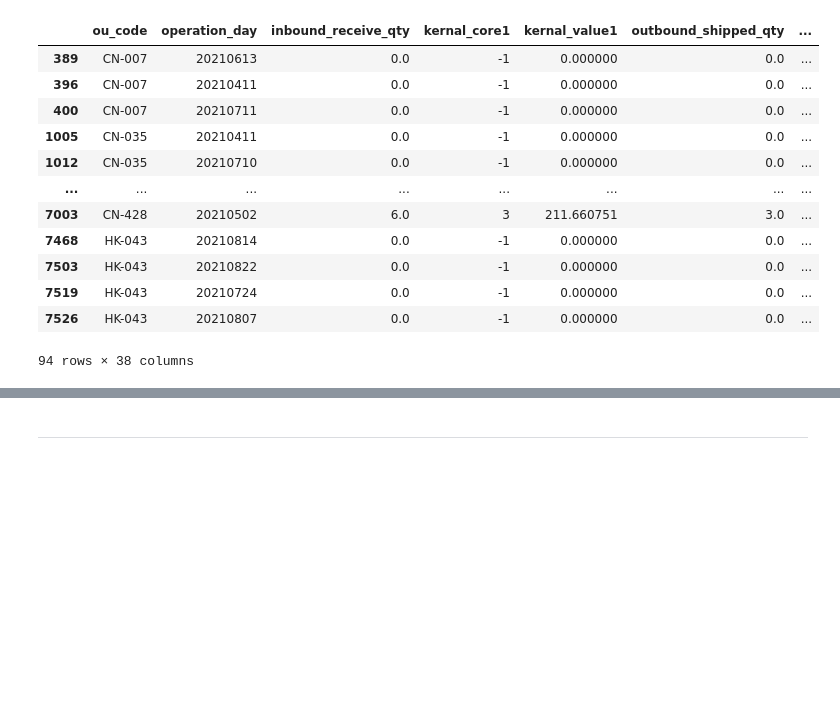
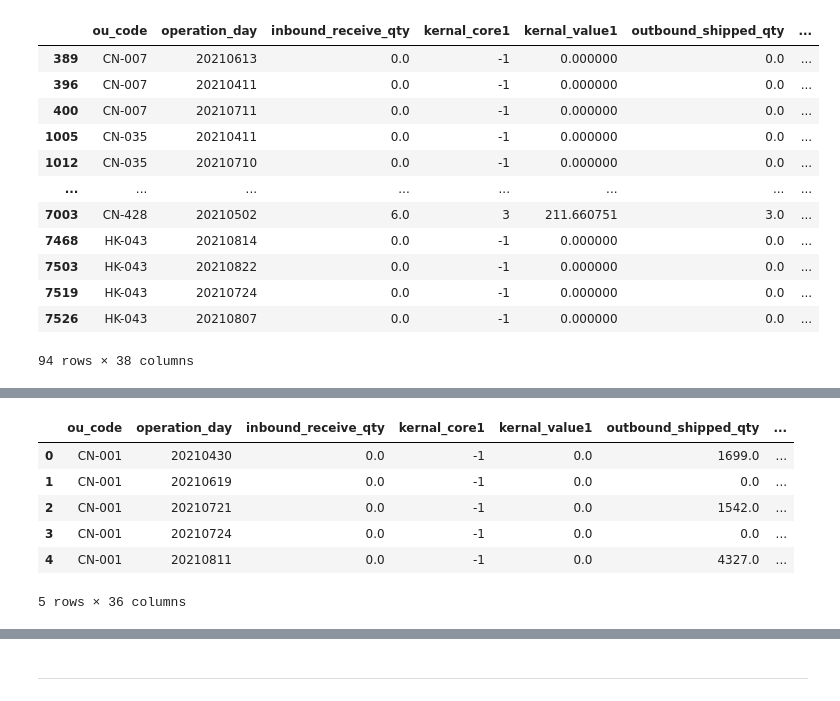
Before and after one commit to fyenne/play1, a Jupyter notebook: play1.ipynb, the cells around one changed output, grey strips where cells are left out. Saved outputs shown, nothing was run; the diff lists cells and outputs as text; code cells hidden in the pictures; blank space fills up the shorter version.

```diff
--- a/play1.ipynb
+++ b/play1.ipynb
@@ -158,23 +157,5 @@ def mnb_kmeans_in(ou_code):
 # centers = list(range(2,30))
 # for center in centers:
 #     scores.append(get_kmeans_score(cluster_df, center))
-# %%
-df_fin = pd.DataFrame()
-df_sub = df[df['ou_code'] == 'CN-298'][['ou_code', 'operation_day', 'inbound_receive_qty']]
-df_fin = df_fin.append(df_sub[df_sub['inbound_receive_qty'] == 0])
-df_fin['kernal_core1' ] = -1
-df_fin['kernal_value1'] = 0
-"""
-not null data training
-"""
-df_rec = df_sub[df_sub['inbound_receive_qty'] != 0]
-scores = []
-for center in list(range(2,10)):
-    kmeans = cluster.KMeans(n_clusters=center)
-    model  = kmeans.fit_predict(X = np.reshape(list(df_rec['inbound_receive_qty']), (-1,1)))
-    score  = davies_bouldin_score(np.reshape(list(df_rec['inbound_receive_qty']), (-1,1)), model)
-    scores.append(score)
-center = min(scores)
-np.argmin(scores)
 # %%
 mnb_kmeans_in('CN-214')
@@ -611,0 +642,10 @@ df_final[df_final['dis_tt_kernel'] != 0]
+# %%
+df_final.head()
+# %% [output]
+|  | ou_code | operation_day | inbound_receive_qty | kernal_core1 | kernal_value1 | outbound_shipped_qty | ... |
+| 0 | CN-001 | 20210430 | 0.0 | -1 | 0.0 | 1699.0 | ... |
+| 1 | CN-001 | 20210619 | 0.0 | -1 | 0.0 | 0.0 | ... |
+| 2 | CN-001 | 20210721 | 0.0 | -1 | 0.0 | 1542.0 | ... |
+| 3 | CN-001 | 20210724 | 0.0 | -1 | 0.0 | 0.0 | ... |
+| 4 | CN-001 | 20210811 | 0.0 | -1 | 0.0 | 4327.0 | ... |
+5 rows × 36 columns
```
Also changed, not shown: parts of 17 cells of this notebook, 4 other files.
